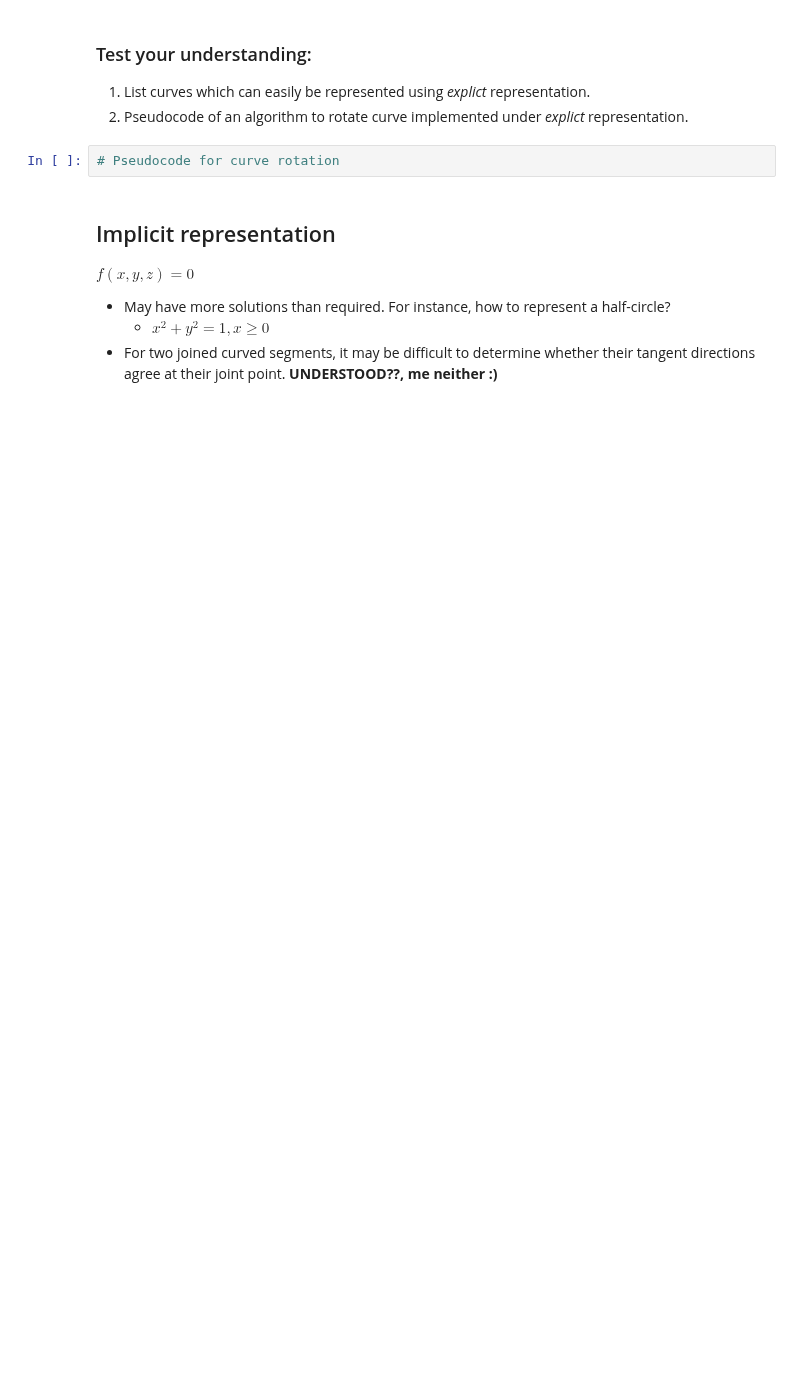
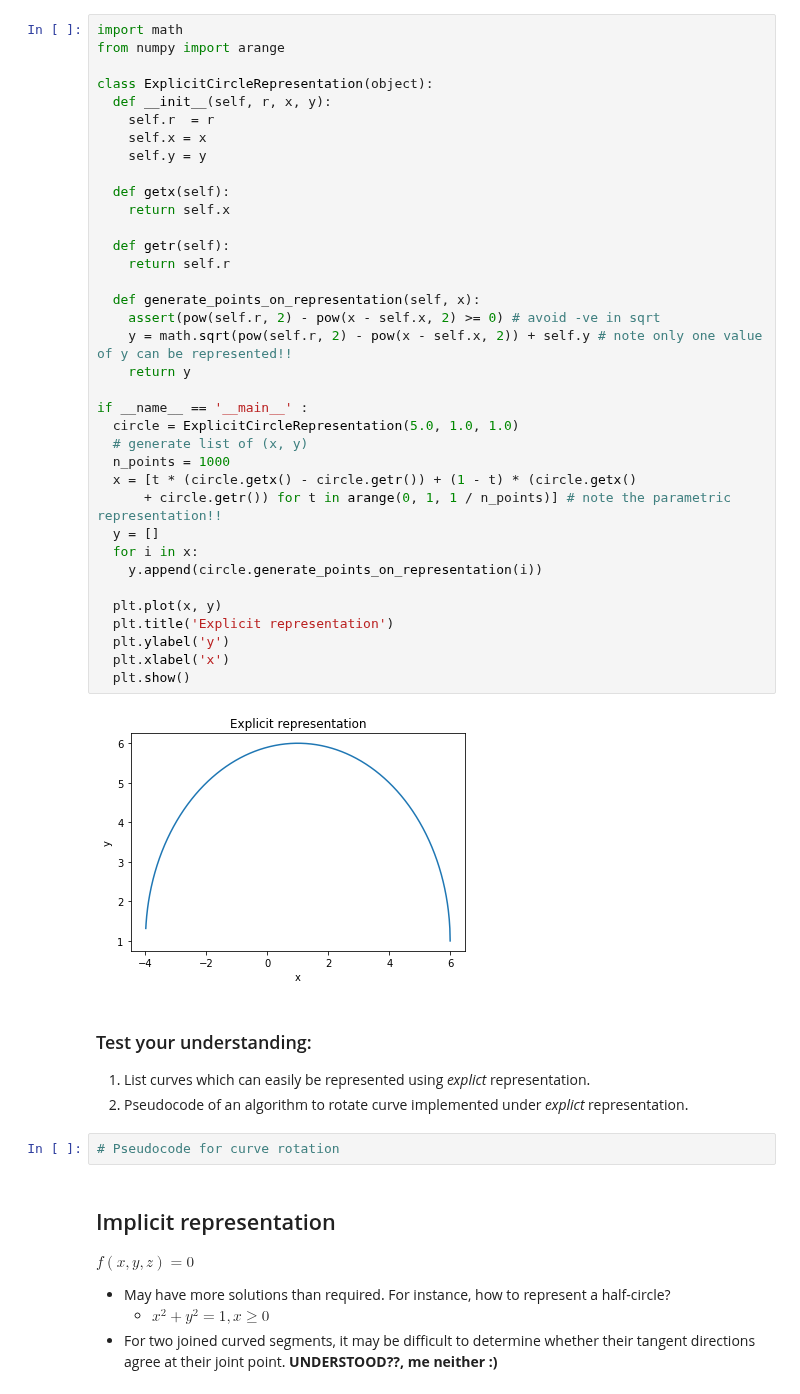
Before and after one commit to pranavkantgaur/training_materials, a Jupyter notebook: parametric_representations/param_rep_intro_lec_2.ipynb, the cells around one changed output. Saved outputs shown, nothing was run; the diff lists cells and outputs as text; blank space fills up the shorter version.

```diff
--- a/parametric_representations/param_rep_intro_lec_2.ipynb
+++ b/parametric_representations/param_rep_intro_lec_2.ipynb
@@ -24,3 +54,41 @@ $y = f(x), z = g(x)$
+# %%
+import math
+from numpy import arange
+
+class ExplicitCircleRepresentation(object):
+  def __init__(self, r, x, y):
+    self.r  = r
+    self.x = x
+    self.y = y
+
+  def getx(self):
+    return self.x
+
+  def getr(self):
+    return self.r
+
+  def generate_points_on_representation(self, x):
+    assert(pow(self.r, 2) - pow(x - self.x, 2) >= 0) # avoid -ve in sqrt
+    y = math.sqrt(pow(self.r, 2) - pow(x - self.x, 2)) + self.y # note only one value of y can be represented!!
+    return y
+
+if __name__ == '__main__' :
+  circle = ExplicitCircleRepresentation(5.0, 1.0, 1.0)
+  # generate list of (x, y)
+  n_points = 1000
+  x = [t * (circle.getx() - circle.getr()) + (1 - t) * (circle.getx()
+      + circle.getr()) for t in arange(0, 1, 1 / n_points)] # note the parametric representation!!
+  y = []
+  for i in x:
+    y.append(circle.generate_points_on_representation(i))
+
+  plt.plot(x, y)
+  plt.title('Explicit representation')
+  plt.ylabel('y')
+  plt.xlabel('x')
+  plt.show()
+# %% [output]
+[figure, added]
 # %% [markdown]
 ### Test your understanding:
 
```
Also changed, not shown: parts of 10 cells of this notebook.
